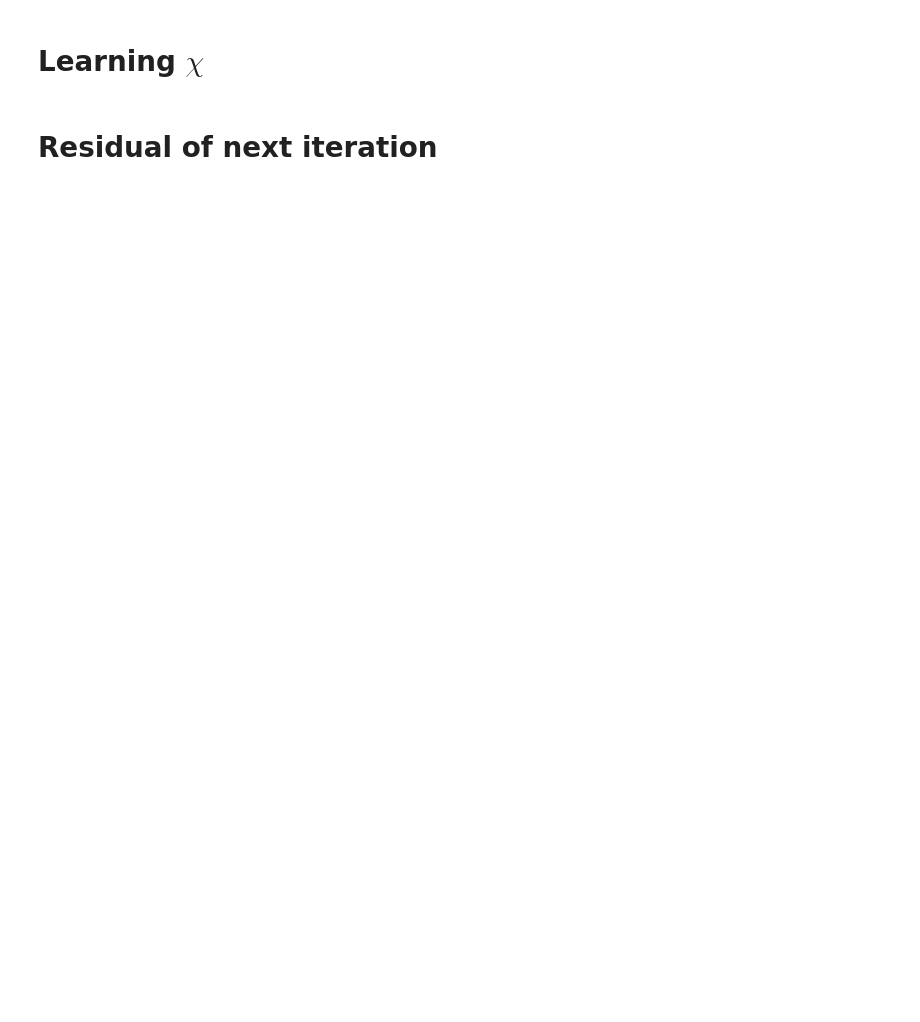
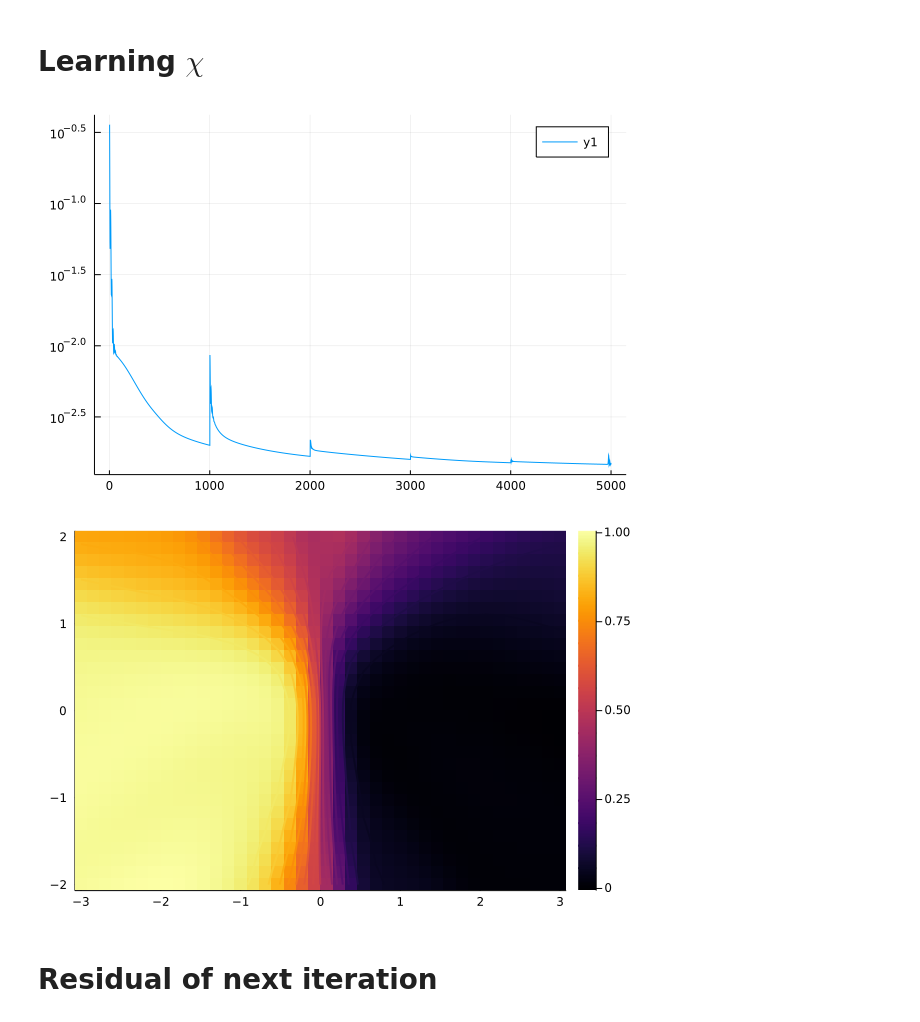
Before and after one commit to axsk/augmented-jump-chain, a Jupyter notebook: isokann triplewell.ipynb, the cells around one changed output. Drawn from its saved outputs; the diff is of its cells as text; code cells hidden in the pictures; blank space fills up the shorter version.

```diff
--- a/isokann triplewell.ipynb
+++ b/isokann triplewell.ipynb
@@ -69,9 +89,12 @@ end
 
 trajs = condensetrajectories(foldbranches(xt, branches));
 # %%
-model, loss = isokann(data=trajs, iter=100, poweriter=50, opt=ADAM(0.01), model=mlp([10,10]))
+model, loss = isokann(data=trajs, iter=1000, poweriter=5, opt=ADAM(0.01), model=mlp([10,10]))
 plot(loss, yaxis=:log) |> display
 NN.plot(model, process.box)
+# %% [output]
+[figure, added]
+[figure, added]
 # %% [markdown]
 # Residual of next iteration
 # %%
```
Also changed, not shown: parts of 5 cells of this notebook, 1 other file.
